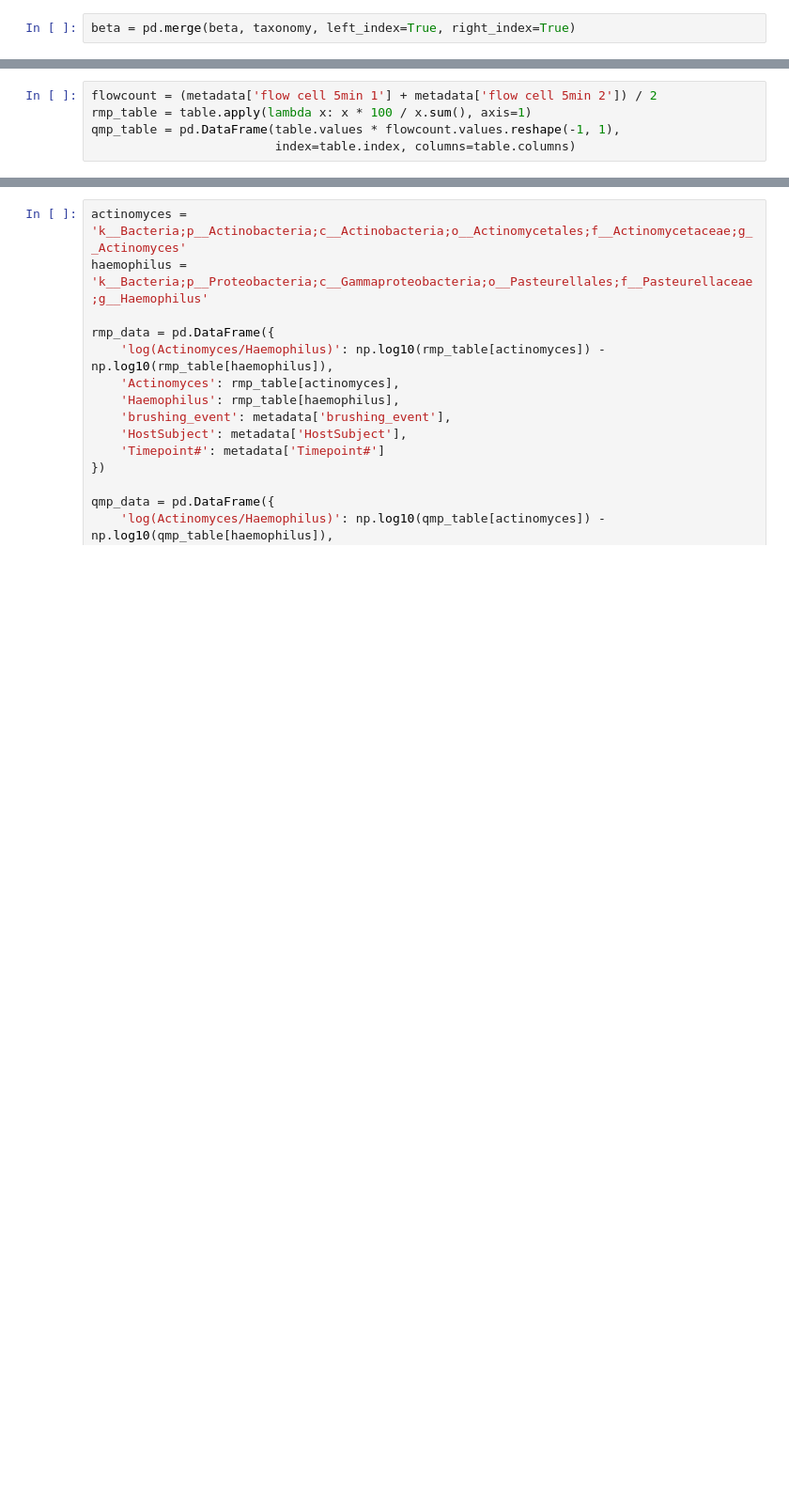
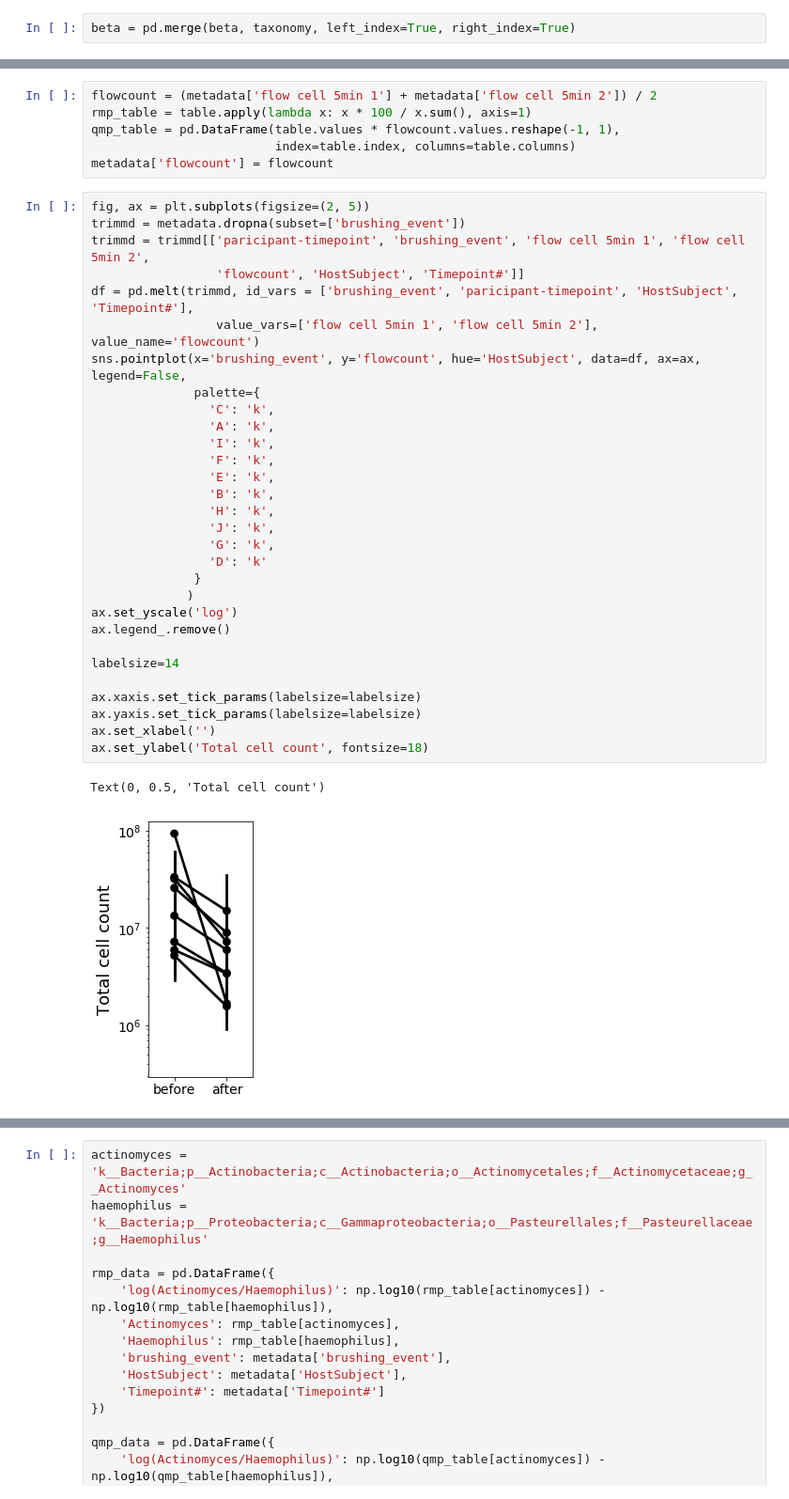
Before and after one commit to knightlab-analyses/reference-frames, a Jupyter notebook: ipynb/Figure2.ipynb, the cells around one changed output, grey strips where cells are left out. Shown at 94% size. Drawn from its saved outputs; the diff is of its cells as text; blank space fills up the shorter version.

```diff
--- a/ipynb/Figure2.ipynb
+++ b/ipynb/Figure2.ipynb
@@ -68,3 +77,37 @@ flowcount = (metadata['flow cell 5min 1'] + metadata['flow cell 5min 2']) / 2
 rmp_table = table.apply(lambda x: x * 100 / x.sum(), axis=1)
 qmp_table = pd.DataFrame(table.values * flowcount.values.reshape(-1, 1),
                          index=table.index, columns=table.columns)
+metadata['flowcount'] = flowcount
+# %%
+fig, ax = plt.subplots(figsize=(2, 5))
+trimmd = metadata.dropna(subset=['brushing_event'])
+trimmd = trimmd[['paricipant-timepoint', 'brushing_event', 'flow cell 5min 1', 'flow cell 5min 2',
+                 'flowcount', 'HostSubject', 'Timepoint#']]
+df = pd.melt(trimmd, id_vars = ['brushing_event', 'paricipant-timepoint', 'HostSubject', 'Timepoint#'],
+                 value_vars=['flow cell 5min 1', 'flow cell 5min 2'], value_name='flowcount')
+sns.pointplot(x='brushing_event', y='flowcount', hue='HostSubject', data=df, ax=ax, legend=False,
+              palette={
+                'C': 'k',
+                'A': 'k',
+                'I': 'k',
+                'F': 'k',
+                'E': 'k',
+                'B': 'k',
+                'H': 'k',
+                'J': 'k',
+                'G': 'k',
+                'D': 'k'
+              }
+             )
+ax.set_yscale('log')
+ax.legend_.remove()
+
+labelsize=14
+
+ax.xaxis.set_tick_params(labelsize=labelsize)
+ax.yaxis.set_tick_params(labelsize=labelsize)
+ax.set_xlabel('')
+ax.set_ylabel('Total cell count', fontsize=18)
+# %% [output]
+Text(0, 0.5, 'Total cell count')
+[figure, added]
```
Also changed, not shown: parts of 32 cells of this notebook, 2 other files.
